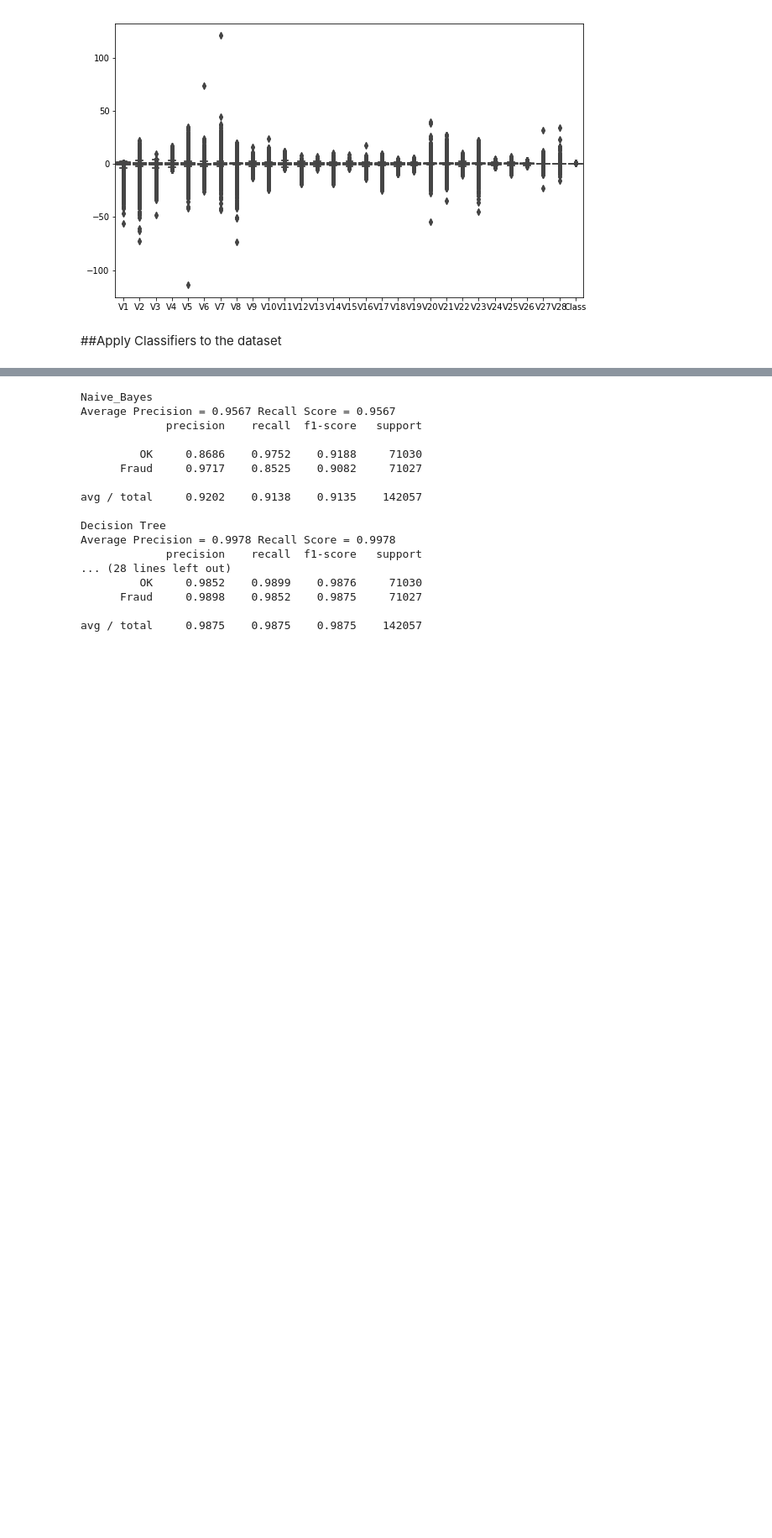
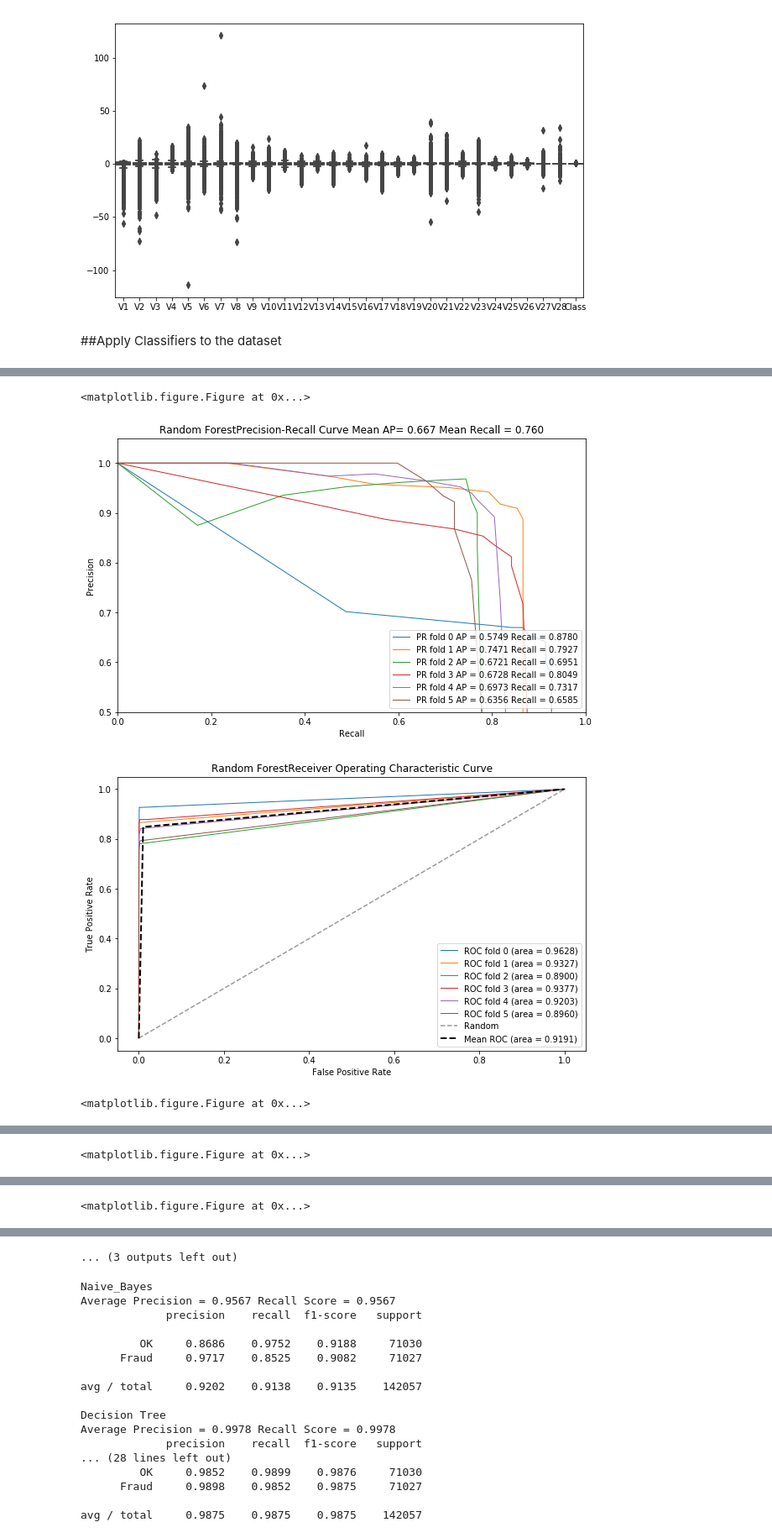
Before and after one commit to santhanaks/projects, a Jupyter notebook: capstone/credit.ipynb, the cells around one changed output, grey strips where cells are left out. Shown at 84% size. Cells and saved outputs as stored; diff of their text form; code cells hidden in the pictures; blank space fills up the shorter version.

```diff
--- a/capstone/credit.ipynb
+++ b/capstone/credit.ipynb
@@ -239,0 +238,27 @@ AttributeError: 'RandomForestClassifier' object has no attribute 'get_fscore'
+# %%
+from sklearn.ensemble import RandomForestClassifier,AdaBoostClassifier
+rand_clf = RandomForestClassifier(random_state=42)
+ada_clf = AdaBoostClassifier(random_state=42)
+
+from sklearn.tree import DecisionTreeClassifier
+dectree_clf = DecisionTreeClassifier(min_samples_leaf=5,random_state=42) # avoid overfitting
+
+from sklearn.naive_bayes import GaussianNB
+nb_clf = GaussianNB()
+
+import xgboost as xgb
+xgboost_clf = xgb.XGBClassifier(max_depth=3, n_estimators=300, learning_rate=0.05)
+
+fig_index=1
+classifiers= {'Naive_Bayes': nb_clf,'Decision Tree':dectree_clf, 'Random Forest':rand_clf,
+              'Ada Boost':ada_clf,'XGBoost':xgboost_clf}
+for clf_name,clf in classifiers.items():
+    draw_precision_recall(clf_name,clf,X,y,fig_index)
+    draw_roc_curve(clf_name,clf,X,y,fig_index+1)
+    fig_index+=1
+    plt.show()
+# %% [output]
+<matplotlib.figure.Figure at 0x...>
+[figure, added]
+[figure, added]
+<matplotlib.figure.Figure at 0x...>
@@ -239,0 +267 @@ AttributeError: 'RandomForestClassifier' object has no attribute 'get_fscore'
+<matplotlib.figure.Figure at 0x...>
@@ -239,0 +270 @@ AttributeError: 'RandomForestClassifier' object has no attribute 'get_fscore'
+<matplotlib.figure.Figure at 0x...>
@@ -239,0 +273 @@ AttributeError: 'RandomForestClassifier' object has no attribute 'get_fscore'
+... (3 outputs left out)
```
Also changed, not shown: parts of 20 cells of this notebook.
